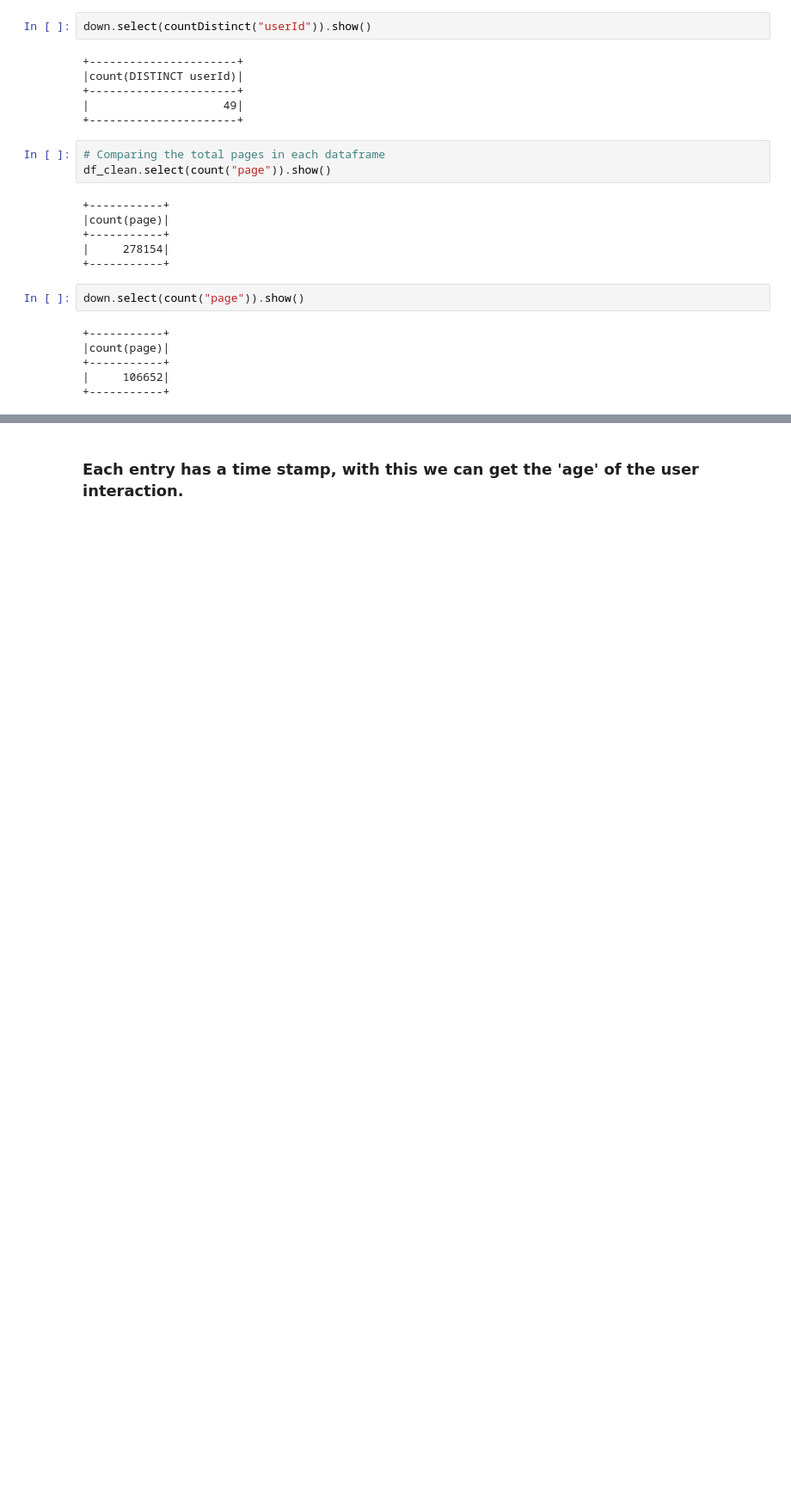
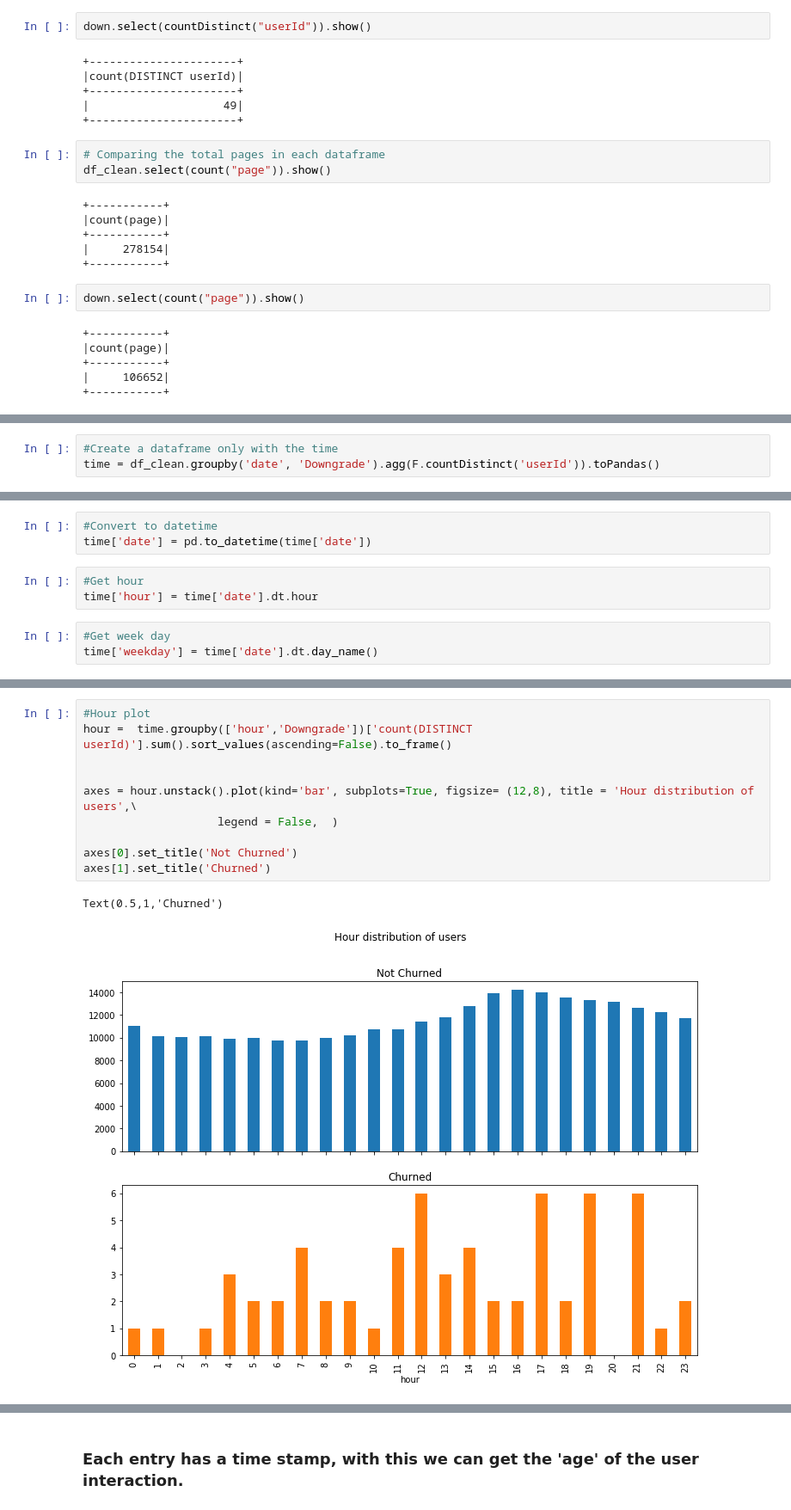
Before and after one commit to leandrominer85/Sparkfy, a Jupyter notebook: Sparkify_small_dataset.ipynb, the cells around one changed output, grey strips where cells are left out. Shown at 86% size. Saved outputs shown, nothing was run; the diff lists cells and outputs as text; blank space fills up the shorter version.

```diff
--- a/Sparkify_small_dataset.ipynb
+++ b/Sparkify_small_dataset.ipynb
@@ -383,0 +368,3 @@ plt.show()
+# %%
+#Create a dataframe only with the time
+time = df_clean.groupby('date', 'Downgrade').agg(F.countDistinct('userId')).toPandas()
@@ -383,0 +380,9 @@ plt.show()
+# %%
+#Convert to datetime
+time['date'] = pd.to_datetime(time['date'])
+# %%
+#Get hour
+time['hour'] = time['date'].dt.hour
+# %%
+#Get week day
+time['weekday'] = time['date'].dt.day_name()
@@ -383,0 +398,13 @@ plt.show()
+# %%
+#Hour plot
+hour =  time.groupby(['hour','Downgrade'])['count(DISTINCT userId)'].sum().sort_values(ascending=False).to_frame()
+
+
+axes = hour.unstack().plot(kind='bar', subplots=True, figsize= (12,8), title = 'Hour distribution of users',\
+                    legend = False,  )
+
+axes[0].set_title('Not Churned')
+axes[1].set_title('Churned')
+# %% [output]
+Text(0.5,1,'Churned')
+[figure, added]
```
Also changed, not shown: parts of 54 cells of this notebook.
